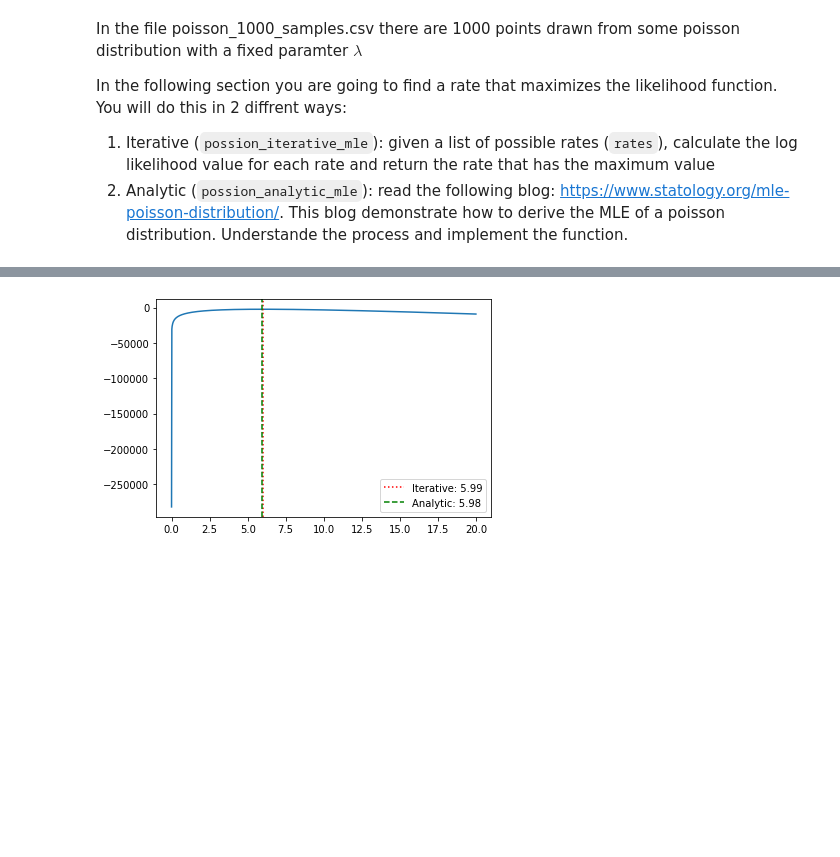
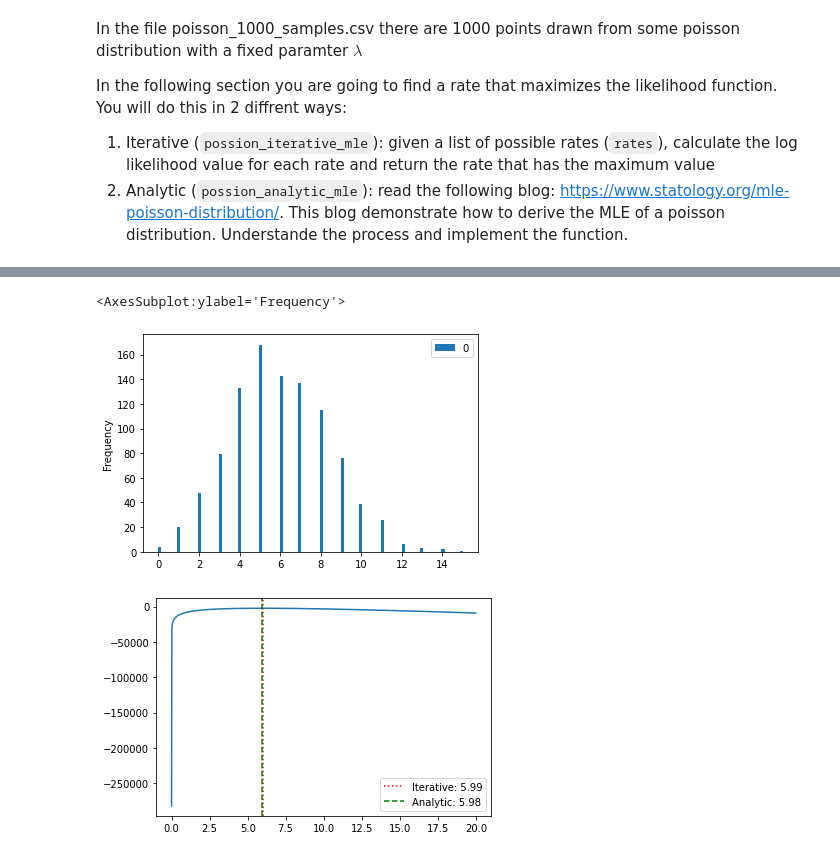
Before and after one commit to RoyR-IDC/MachineLearningFromData, a Jupyter notebook: HW3/hw3_203972922_201312907.ipynb, the cells around one changed output, grey strips where cells are left out. Cells and saved outputs as stored; diff of their text form; code cells hidden in the pictures; blank space fills up the shorter version.

```diff
--- a/HW3/hw3_203972922_201312907.ipynb
+++ b/HW3/hw3_203972922_201312907.ipynb
@@ -193,2 +183,5 @@ rates = np.linspace(1e-20, 20, num=1000)
 # %%
-# df.plot.hist(bins=100)
+df.plot.hist(bins=100)
+# %% [output]
+<AxesSubplot:ylabel='Frequency'>
+[figure, added]
```
Also changed, not shown: parts of 14 cells of this notebook.
